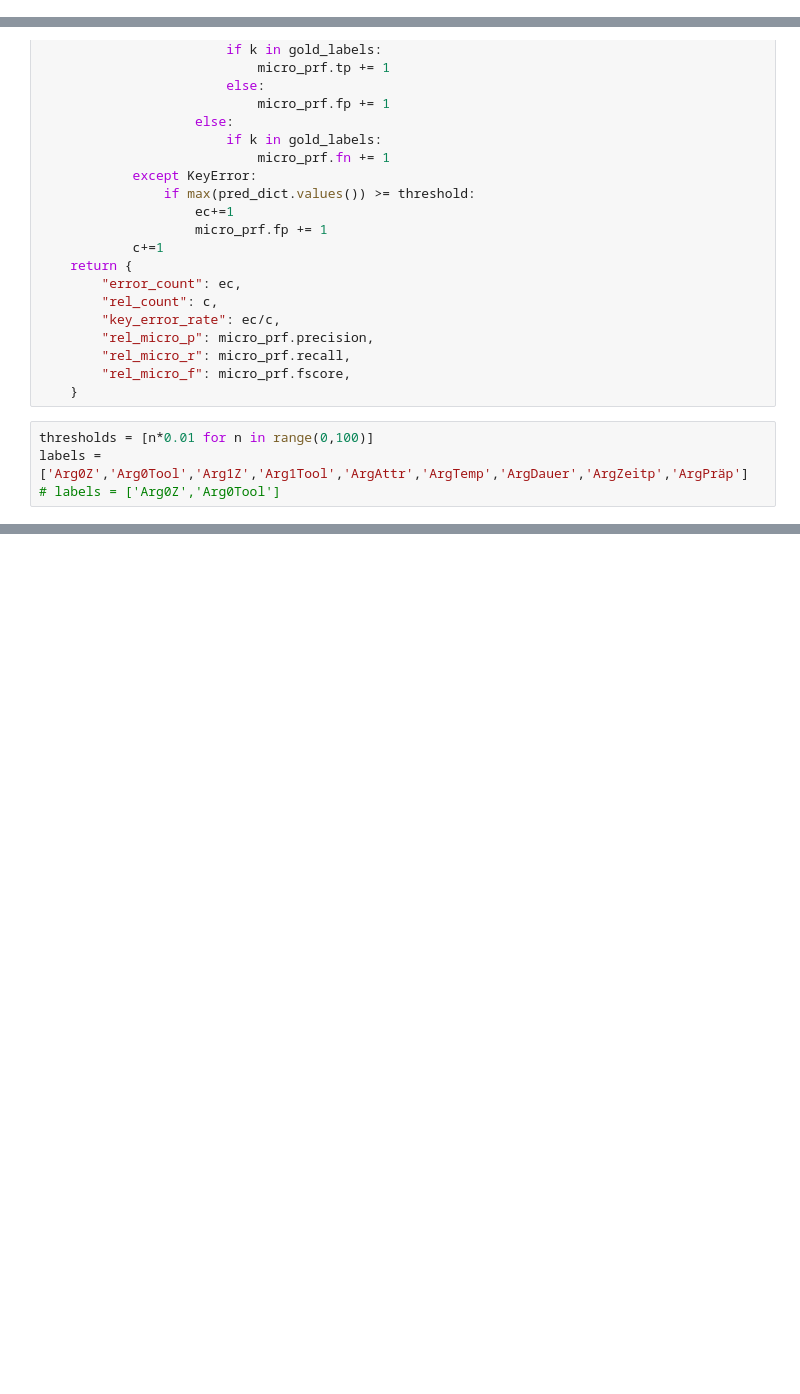
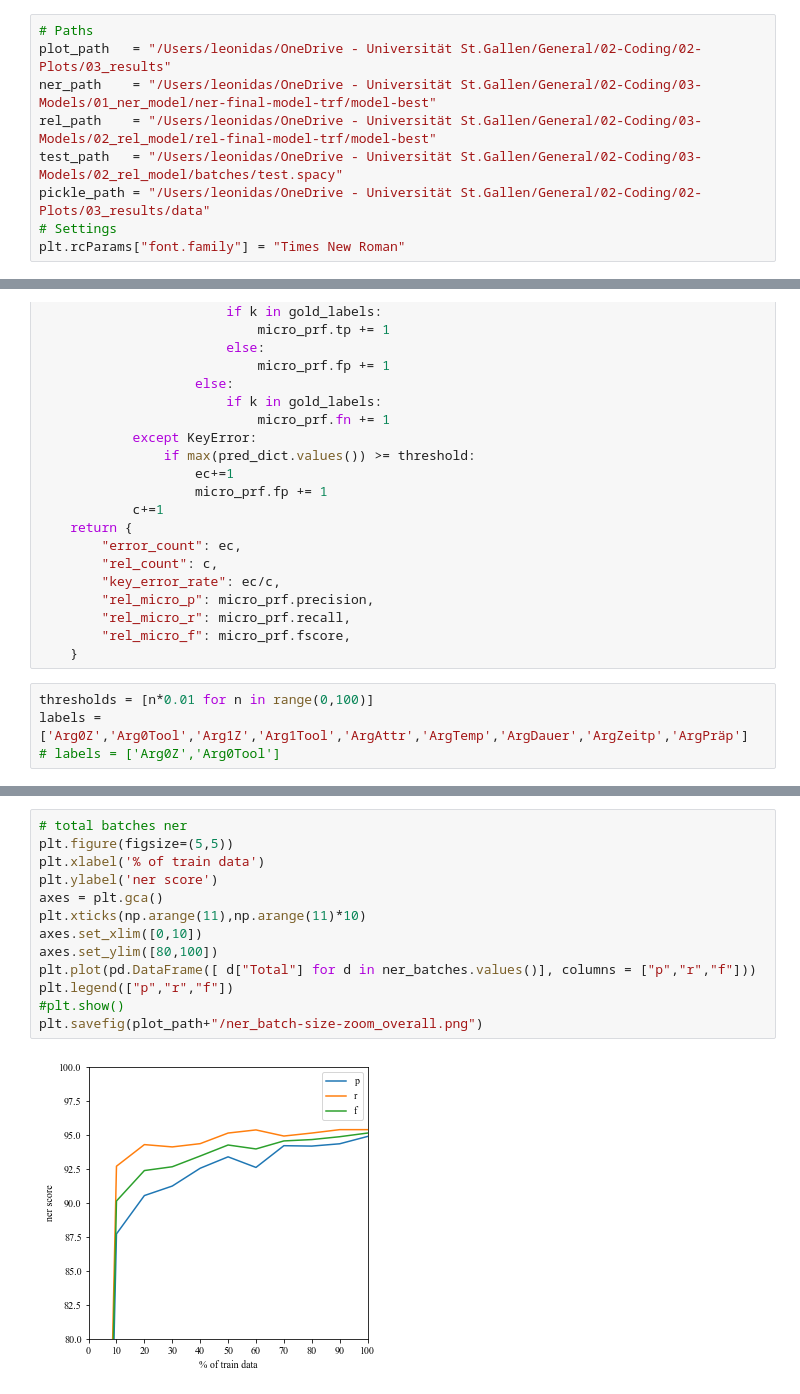
Before and after one commit to CorneliusSchramm/ReciParse_Scripts, a Jupyter notebook: 4-analysis/1-results/scripts/results_analysis.ipynb, the cells around one changed output, grey strips where cells are left out. Cells and saved outputs as stored; diff of their text form; blank space fills up the shorter version.

```diff
--- a/4-analysis/1-results/scripts/results_analysis.ipynb
+++ b/4-analysis/1-results/scripts/results_analysis.ipynb
@@ -23,0 +25,9 @@ rel = spacy.load("/Users/leonidas/OneDrive - Universität St.Gallen/General/02-C
+# %%
+# Paths
+plot_path   = "/Users/leonidas/OneDrive - Universität St.Gallen/General/02-Coding/02-Plots/03_results"
+ner_path    = "/Users/leonidas/OneDrive - Universität St.Gallen/General/02-Coding/03-Models/01_ner_model/ner-final-model-trf/model-best"
+rel_path    = "/Users/leonidas/OneDrive - Universität St.Gallen/General/02-Coding/03-Models/02_rel_model/rel-final-model-trf/model-best"
+test_path   = "/Users/leonidas/OneDrive - Universität St.Gallen/General/02-Coding/03-Models/02_rel_model/batches/test.spacy"
+pickle_path = "/Users/leonidas/OneDrive - Universität St.Gallen/General/02-Coding/02-Plots/03_results/data"
+# Settings
+plt.rcParams["font.family"] = "Times New Roman"
@@ -280,0 +471,15 @@ scorer.score(examples)
+# %%
+# total batches ner
+plt.figure(figsize=(5,5))
+plt.xlabel('% of train data')
+plt.ylabel('ner score')
+axes = plt.gca()
+plt.xticks(np.arange(11),np.arange(11)*10)
+axes.set_xlim([0,10])
+axes.set_ylim([80,100])
+plt.plot(pd.DataFrame([ d["Total"] for d in ner_batches.values()], columns = ["p","r","f"]))
+plt.legend(["p","r","f"])
+#plt.show()
+plt.savefig(plot_path+"/ner_batch-size-zoom_overall.png")
+# %% [output]
+[figure, added]
```
Also changed, not shown: parts of 65 cells of this notebook.
